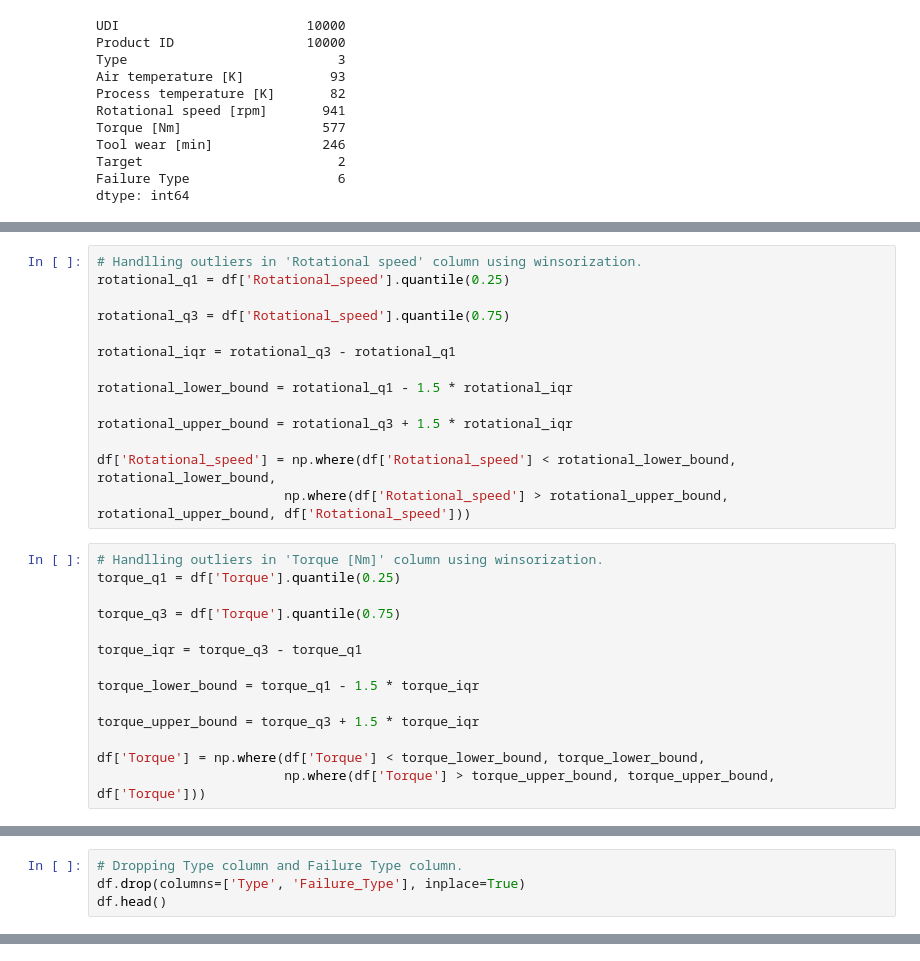
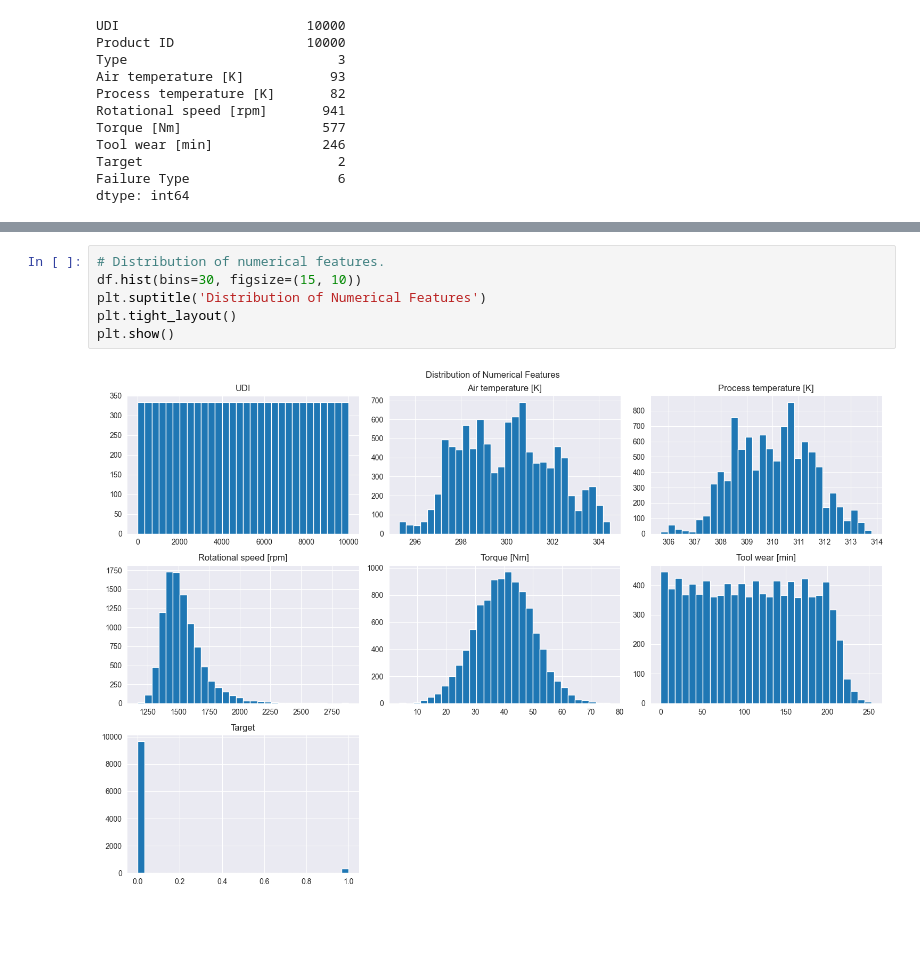
Before and after one commit to DhammikePremachandra/Machine_Predictive_Maintenance_Classification, a Jupyter notebook: Machine_Predictive_Maintenance_Classification.ipynb, the cells around one changed output, grey strips where cells are left out. Saved outputs shown, nothing was run; the diff lists cells and outputs as text; blank space fills up the shorter version.

```diff
--- a/Machine_Predictive_Maintenance_Classification.ipynb
+++ b/Machine_Predictive_Maintenance_Classification.ipynb
@@ -288,28 +141,0 @@ plt.show()
-# %%
-# Handlling outliers in 'Rotational speed' column using winsorization.
-rotational_q1 = df['Rotational_speed'].quantile(0.25)
-
-rotational_q3 = df['Rotational_speed'].quantile(0.75)
-
-rotational_iqr = rotational_q3 - rotational_q1
-
-rotational_lower_bound = rotational_q1 - 1.5 * rotational_iqr
-
-rotational_upper_bound = rotational_q3 + 1.5 * rotational_iqr
-
-df['Rotational_speed'] = np.where(df['Rotational_speed'] < rotational_lower_bound, rotational_lower_bound,
-                        np.where(df['Rotational_speed'] > rotational_upper_bound, rotational_upper_bound, df['Rotational_speed']))
-# %%
-# Handlling outliers in 'Torque [Nm]' column using winsorization.
-torque_q1 = df['Torque'].quantile(0.25)
-
-torque_q3 = df['Torque'].quantile(0.75)
-
-torque_iqr = torque_q3 - torque_q1
-
-torque_lower_bound = torque_q1 - 1.5 * torque_iqr
-
-torque_upper_bound = torque_q3 + 1.5 * torque_iqr
-
-df['Torque'] = np.where(df['Torque'] < torque_lower_bound, torque_lower_bound,
-                        np.where(df['Torque'] > torque_upper_bound, torque_upper_bound, df['Torque']))
@@ -404,4 +141,0 @@ one_hot_encoded.head()
-# %%
-# Dropping Type column and Failure Type column.
-df.drop(columns=['Type', 'Failure_Type'], inplace=True)
-df.head()
@@ -442,0 +142,8 @@ X_train, X_test, y_train, y_test = train_test_split(
+# %%
+# Distribution of numerical features.
+df.hist(bins=30, figsize=(15, 10))
+plt.suptitle('Distribution of Numerical Features')
+plt.tight_layout()
+plt.show()
+# %% [output]
+[figure, added]
```
Also changed, not shown: parts of 62 cells of this notebook.
